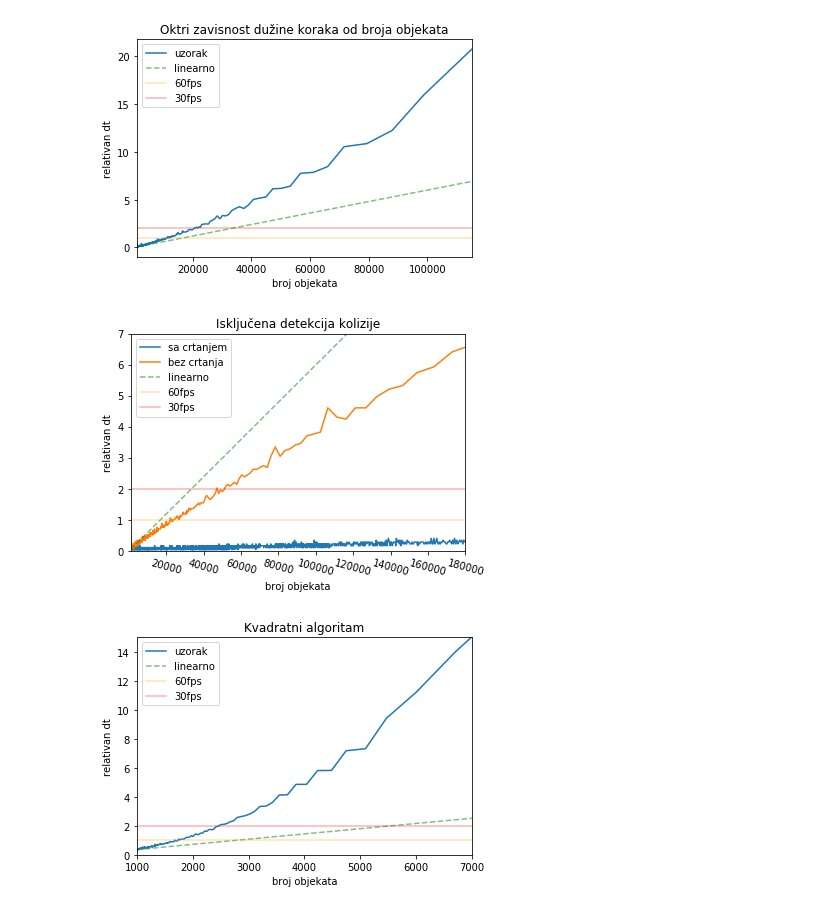
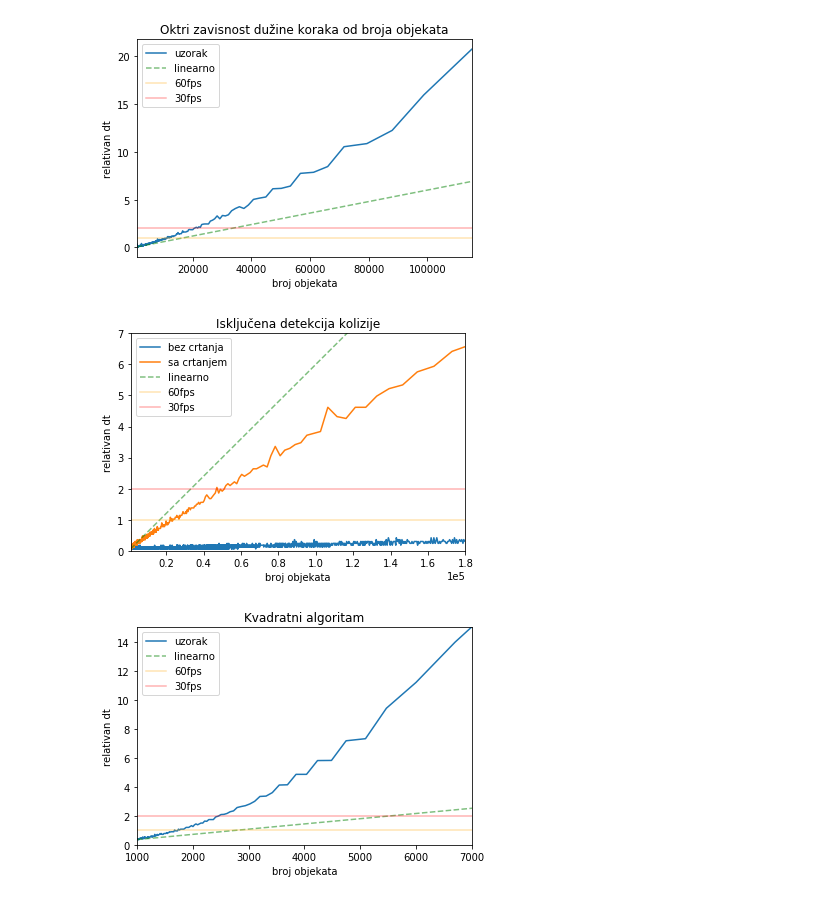
Before and after one commit to kredenac/collision-detection, a Jupyter notebook: analyze/visualize.ipynb, the cells around one changed output. Saved outputs shown, nothing was run; the diff lists cells and outputs as text; code cells hidden in the pictures.

Commit message:
screenshots and changed plots

```diff
--- a/analyze/visualize.ipynb
+++ b/analyze/visualize.ipynb
@@ -24,7 +24,7 @@ nrange = range(len(df))
 # %%
 def plot(dataframe, xstr, ystr, xlabel, ylabel, figname,
          xlimUpper=None,  ylimUpper=None, title=None, dataframe2=None, label1=None, label2=None, xticksrot=0, drawLinear=True,
-        xstr2=None, ystr2=None):
+        xstr2=None, ystr2=None, scientific=False):
     if xstr == 'index':
         # dont group by, just plot ystr
         xdf, ydf = range(len(dataframe)), dataframe[ystr]
@@ -32,6 +32,8 @@ def plot(dataframe, xstr, ystr, xlabel, ylabel, figname,
         dfg = dataframe.groupby(xstr).mean()
         xdf, ydf = dfg.index, dfg[ystr]
     lbl = 'uzorak' if label1 is None else label1
+    if scientific:
+        plt.ticklabel_format(style='sci', axis='x', scilimits=(0,0))
     plt.plot(xdf, ydf, label=lbl) #1/df['dt']*60)
     if dataframe2 is not None:
         lbl = 'uzorak' if label2 is None else label2
@@ -81,10 +83,10 @@ df2 = pd.read_csv(basePath+'Idle_notDrawing.csv'
 # %%
 plot(dataframe=df2, xstr='count', ystr='dt',
      xlabel='broj objekata', ylabel='relativan dt', xlimUpper=180000, ylimUpper=7,
      title='Isključena detekcija kolizije', figname='idleDrawVsNoDraw',
-    dataframe2=df1, label1='sa crtanjem', label2='bez crtanja', xticksrot=-15)
+    dataframe2=df1, label1='bez crtanja', label2='sa crtanjem', xticksrot=0, scientific=True)
 # %% [output]
-[figure, old version]
+[figure, new version]
 # %%
 df = pd.read_csv(basePath+'BasicCollision.csv'
                  , header=None,
```
Also changed, not shown: 5 other files.
